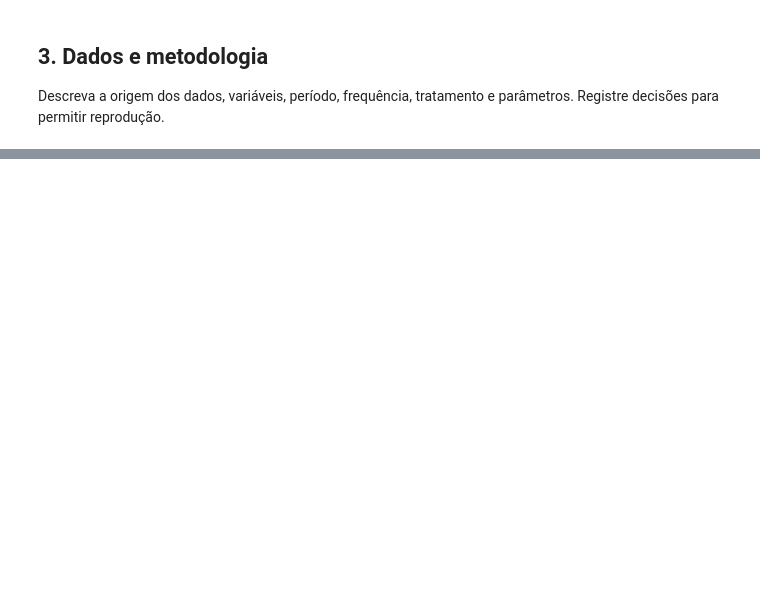
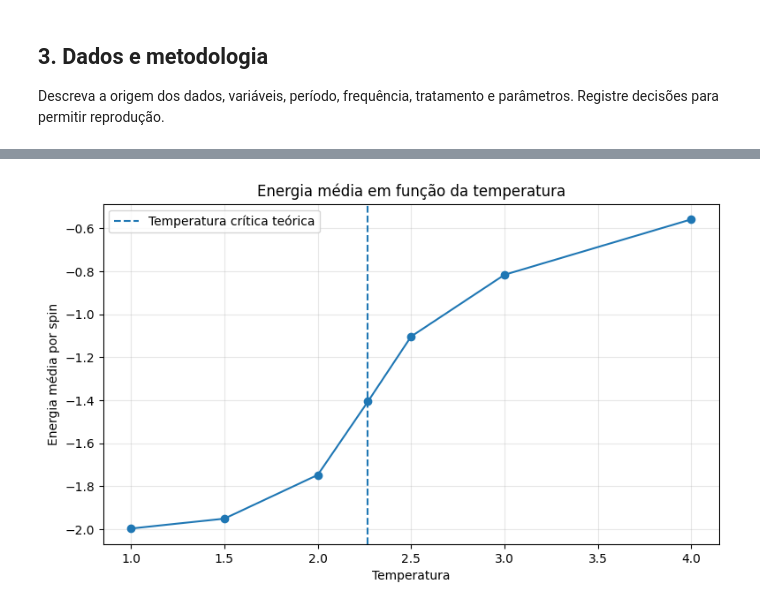
Before and after one commit to Raskonikov23/Statistical-Physics-Financial-Markets-main, a Jupyter notebook: notebooks/09_Modelo_de_Ising.ipynb, the cells around one changed output, grey strips where cells are left out. Cells and saved outputs as stored; diff of their text form; code cells hidden in the pictures; blank space fills up the shorter version.

```diff
--- a/notebooks/09_Modelo_de_Ising.ipynb
+++ b/notebooks/09_Modelo_de_Ising.ipynb
@@ -28,0 +561,16 @@ Resuma os principais achados e indique a próxima etapa.
+# %%
+import pandas as pd
+
+df_ising = pd.DataFrame(
+    resultados,
+    columns=[
+        "Energia",
+        "Magnetizacao",
+        "Calor_Especifico",
+        "Susceptibilidade"
+    ]
+)
+
+df_ising.insert(0, "Temperatura", temperaturas)
+
+print(df_ising.to_string(index=False))
@@ -28,0 +586,24 @@ Resuma os principais achados e indique a próxima etapa.
+# %%
+plt.figure(figsize=(9, 5))
+
+plt.plot(
+    df_ising["Temperatura"],
+    df_ising["Energia"],
+    marker="o"
+)
+
+plt.axvline(
+    x=2.269,
+    linestyle="--",
+    label="Temperatura crítica teórica"
+)
+
+plt.xlabel("Temperatura")
+plt.ylabel("Energia média por spin")
+plt.title("Energia média em função da temperatura")
+plt.legend()
+plt.grid(alpha=0.3)
+
+plt.show()
+# %% [output]
+[figure, added]
```
Also changed, not shown: parts of 41 cells of this notebook.
